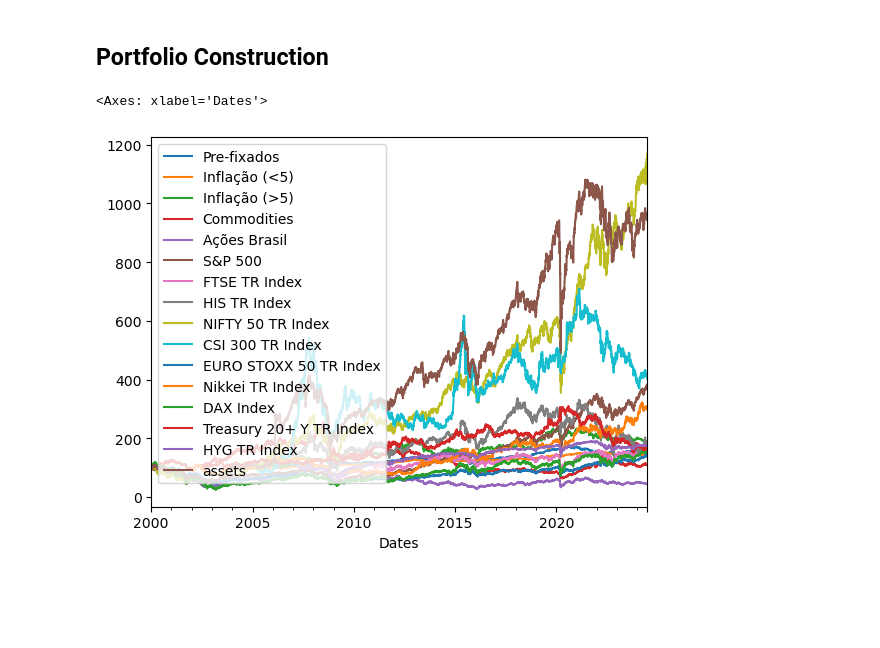
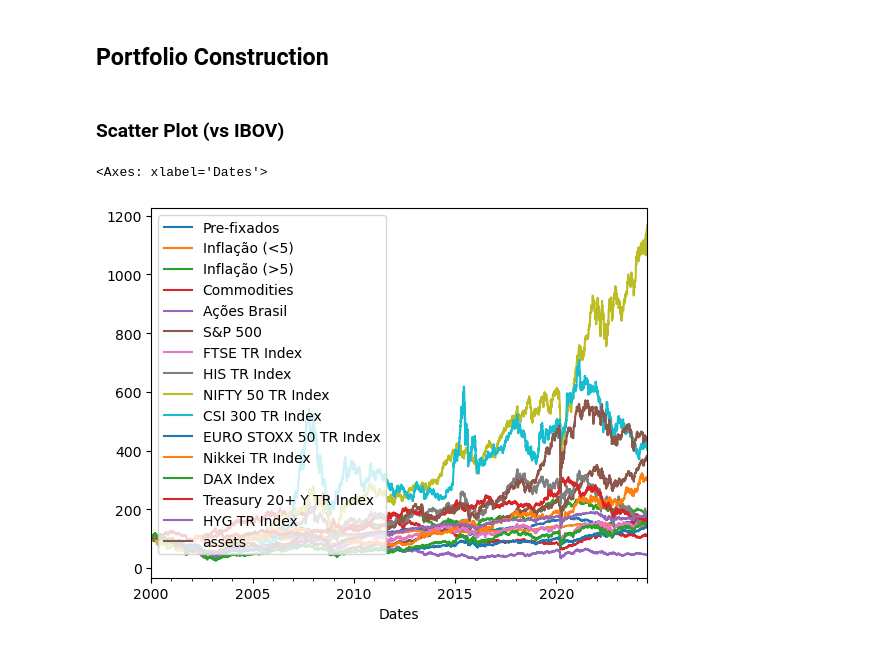
Before and after one commit to sambacode/asset_allocation, a Jupyter notebook: project.ipynb, the cells around one changed output. Drawn from its saved outputs; the diff is of its cells as text; code cells hidden in the pictures; blank space fills up the shorter version.

```diff
--- a/project.ipynb
+++ b/project.ipynb
@@ -188,49 +151,69 @@ plt.show()
 # %% [markdown]
 ## Portfolio Construction
+# %% [markdown]
+### Scatter Plot (vs IBOV)
 # %%
 def backtest(
     tracker_df: pd.DataFrame,
     vol_target: float = 0.2,
+    method_weights: Literal["hrp", "minvar", "ivp", "erc"] = "ivp",
 ) -> pd.DataFrame:
+    return_days = 21
 
     backtest = pd.Series(index=tracker_df.index)
     backtest.iloc[0] = 100.0
 
-    starting_trackers = tracker_df.iloc[0].dropna().index
-    cov = np.log(tracker_df)[starting_trackers].diff(21).cov() * 12.0
-    vols = pd.Series(index=cov.index, data=np.sqrt(np.diag(cov)))
-    w = (1 / vols) / (1 / vols).sum()
+    starting_trackers = get_available_trackers(
+        np.log(tracker_df).diff(return_days).iloc[:252*3], 252 * 3
+    )
+    cov = (
+        np.log(tracker_df)[starting_trackers].diff(return_days).cov()
+        * 252
+        / return_days
+    )
+    w = calculate_weights(
+        np.log(tracker_df[starting_trackers]).diff(21), method=method_weights
+    )
     adj_factor = vol_target / np.sqrt(w @ cov @ w)
     w = adj_factor * w
-
     q = backtest.iloc[0] * w / tracker_df.iloc[0]
 
     for t, tm1 in zip(backtest.index[1:], backtest.index[:-1]):
         pnl = ((tracker_df.loc[t] - tracker_df.loc[tm1]) * q).sum()
         backtest[t] = backtest[tm1] + pnl
         if t.month != tm1.month:
-            if tracker_df.loc[:t].shape[0] > 252:
-                available_trackers = tracker_df.loc[t].dropna().index
-                cov = np.log(tracker_df.loc[:tm1][available_trackers]).diff(21).cov() * 12.0
-                vols = pd.Series(index=cov.index, data=np.sqrt(np.diag(cov)))
-
-            w = (1 / vols) / (1 / vols).sum()
+            available_trackers = get_available_trackers(
+                np.log(tracker_df.loc[:t]).diff(return_days), 252
+            )
+            cov = (
+                np.log(tracker_df.loc[:t][available_trackers]).diff(21).cov()
+                * 252
+                / return_days
+            )
+            w = calculate_weights(
+                np.log(tracker_df.loc[:t][available_trackers]).diff(21),
+                method=method_weights,
+            )
             adj_factor = vol_target / np.sqrt(w @ cov @ w)
             w = adj_factor * w
             q = backtest[tm1] * w / tracker_df.loc[tm1]
 
     backtest = pd.concat(
         [tracker_df, backtest.to_frame("assets")],
         axis=1,
         join="outer",
         sort=True,
     )
-
     return backtest
 
-backtest = backtest(df_trackers[df_trackers.columns])
+
+backtest = backtest(df_trackers)
+s_portfolio = np.log(backtest["assets"].copy()).diff(1).dropna()
+s_ibov = np.log(backtest["Ações Brasil"].copy()).diff(1).dropna()
+
+
 backtest.plot()
 # %% [output]
 <Axes: xlabel='Dates'>
-[figure, old version]
+[figure, new version]
 # %%
```
Also changed, not shown: parts of 8 cells of this notebook.
